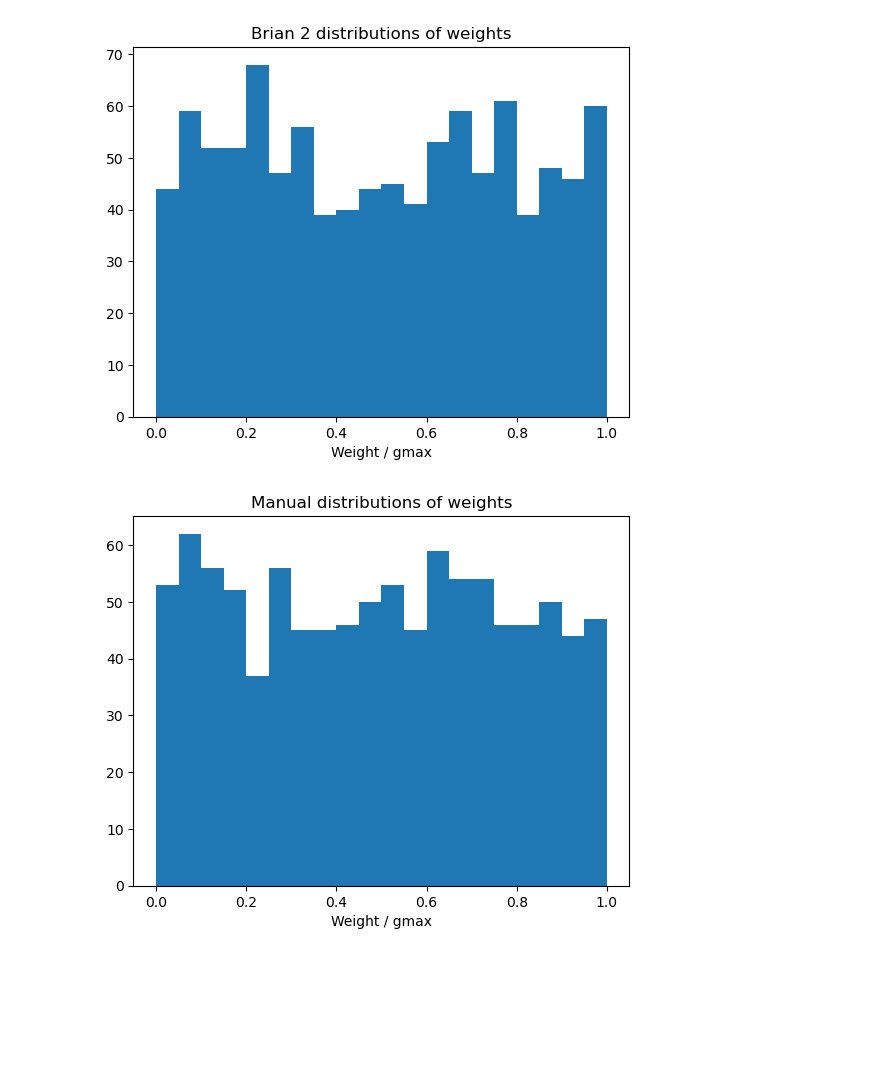
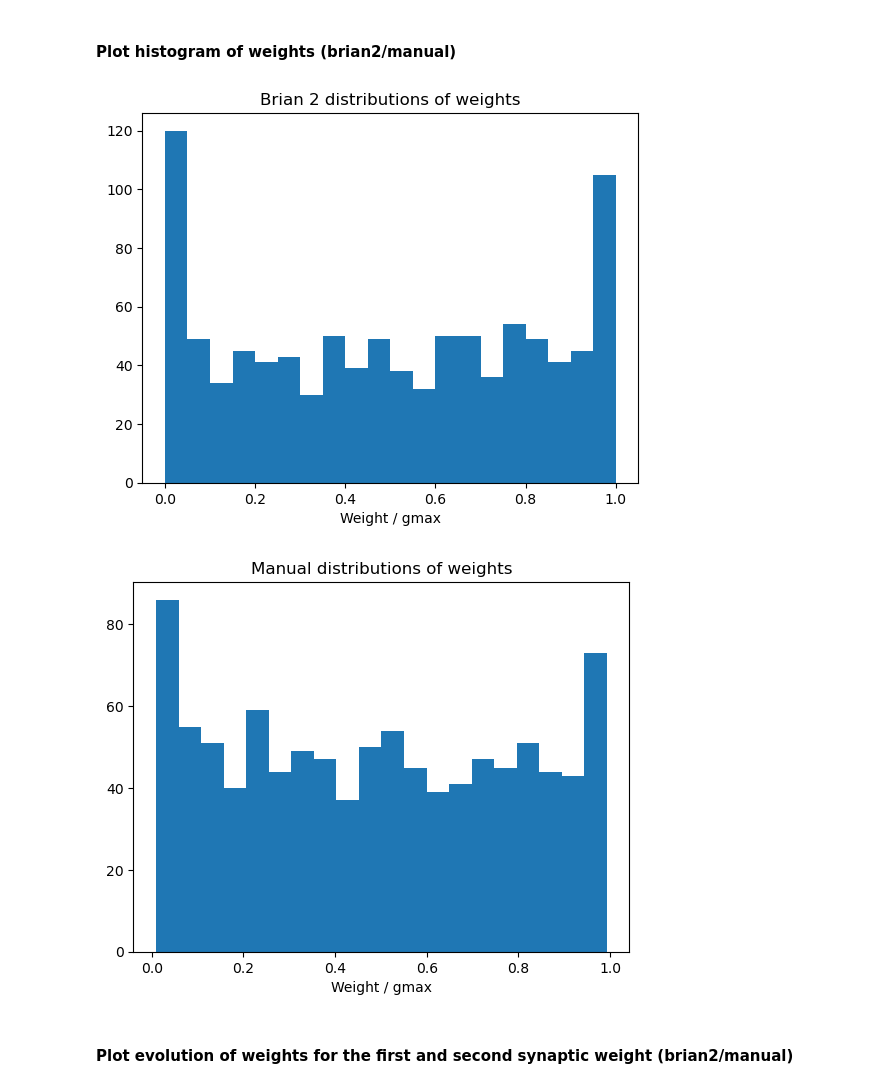
Before and after one commit to alinvdu/neuromorphic-connectome-approach, a Jupyter notebook: src/learning/learning_rules_stdp.ipynb, the cells around one changed output. Saved outputs shown, nothing was run; the diff lists cells and outputs as text; code cells hidden in the pictures; blank space fills up the shorter version.

```diff
--- a/src/learning/learning_rules_stdp.ipynb
+++ b/src/learning/learning_rules_stdp.ipynb
@@ -35,9 +27,9 @@ vt = -54*mV
 vr = -60*mV
 El = -74*mV
 taue = 5*ms
-F = 15*Hz
-gmax = .01
-dApre = .05
+F = 10*Hz
+gmax = .015
+dApre = .005
 dApost = -dApre * taupre / taupost * 1.05
 dApost *= gmax
 dApre *= gmax
@@ -69,5 +61,5 @@ m = StateMonitor(neurons, 'v', record=0)
 spike_monitor = SpikeMonitor(poisson_input)
 s_mon = SpikeMonitor(poisson_input)
 
-run(1*second, report='text')
+run(50*second, report='text')
 # %% [output]
@@ -206,22 +288,24 @@ show()
+# %% [markdown]
+#### Plot histogram of weights (brian2/manual)
 # %%
-# Plot histogram of weights
-
 # First brian2
 figure()
 hist(S.w / gmax, 20)
 title('Brian 2 distributions of weights')
 xlabel('Weight / gmax')
 show()
 
-# Now manual
+#Now manual
 figure()
-hist(synapse['w'] / gmax, 20)
+hist((np.sum(w_trace, axis=1) / len(time)) / gmax, 20)
 title('Manual distributions of weights')
 xlabel('Weight / gmax')
 show()
 # %% [output]
-[figure, old version]
+[figure, new version]
-[figure, old version]
+[figure, new version]
+# %% [markdown]
+#### Plot evolution of weights for the first and second synaptic weight (brian2/manual)
 # %%
 figure()
 title('Brian2 Evolution of weight over time')
```
Also changed, not shown: parts of 26 cells of this notebook.
